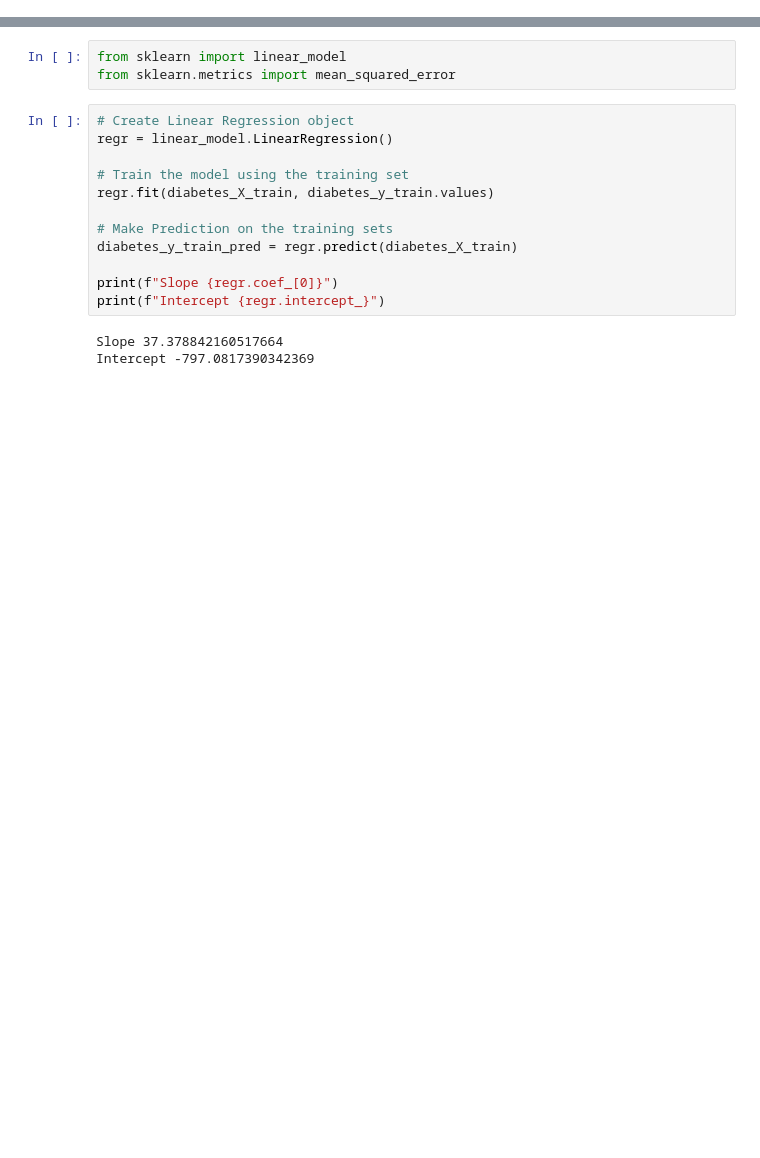
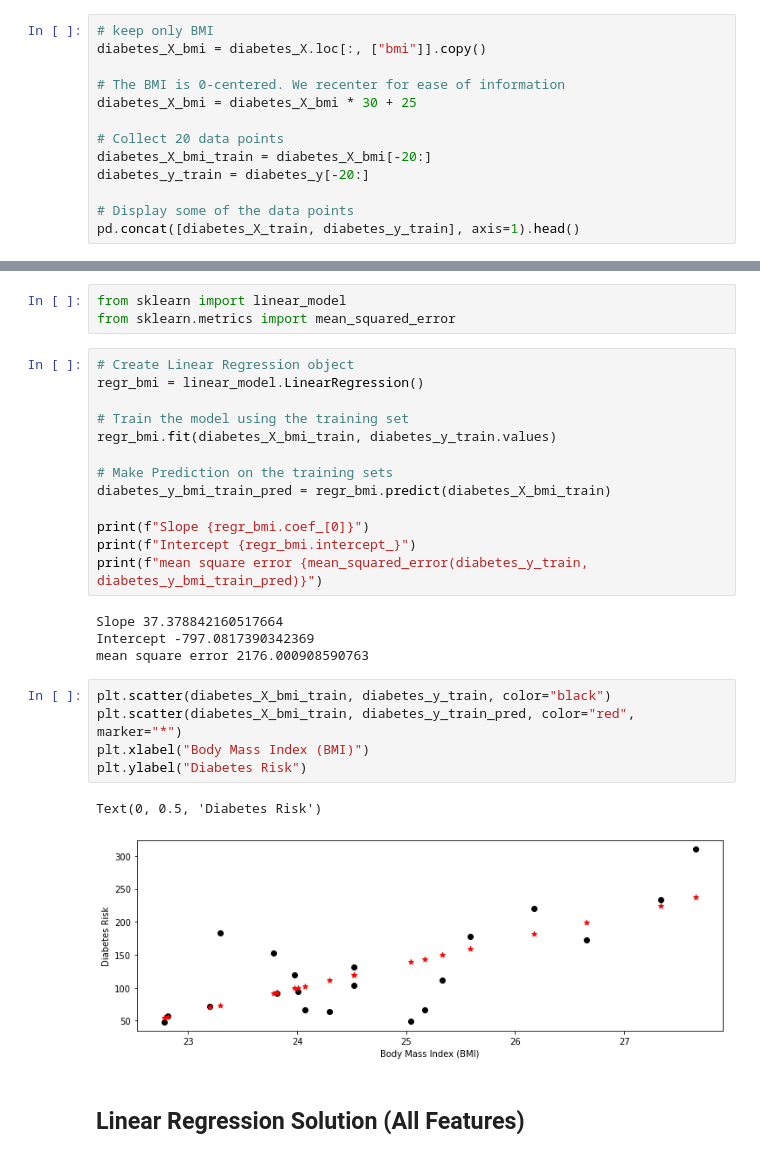
Before and after one commit to Wernering/learning-machine-learning, a Jupyter notebook: Supervised_Learning/Cornell CS 5787 - Predict Diabetes.ipynb, the cells around one changed output, grey strips where cells are left out. Saved outputs shown, nothing was run; the diff lists cells and outputs as text; blank space fills up the shorter version.

```diff
--- a/Supervised_Learning/Cornell CS 5787 - Predict Diabetes.ipynb
+++ b/Supervised_Learning/Cornell CS 5787 - Predict Diabetes.ipynb
@@ -62,0 +46,13 @@ plt.ylabel("Diabetes Risk")
+# %%
+# keep only BMI
+diabetes_X_bmi = diabetes_X.loc[:, ["bmi"]].copy()
+
+# The BMI is 0-centered. We recenter for ease of information
+diabetes_X_bmi = diabetes_X_bmi * 30 + 25
+
+# Collect 20 data points
+diabetes_X_bmi_train = diabetes_X_bmi[-20:]
+diabetes_y_train = diabetes_y[-20:]
+
+# Display some of the data points
+pd.concat([diabetes_X_train, diabetes_y_train], axis=1).head()
@@ -65,16 +68,28 @@ from sklearn import linear_model
 from sklearn.metrics import mean_squared_error
 # %%
 # Create Linear Regression object
-regr = linear_model.LinearRegression()
+regr_bmi = linear_model.LinearRegression()
 
 # Train the model using the training set
-regr.fit(diabetes_X_train, diabetes_y_train.values)
+regr_bmi.fit(diabetes_X_bmi_train, diabetes_y_train.values)
 
 # Make Prediction on the training sets
-diabetes_y_train_pred = regr.predict(diabetes_X_train)
+diabetes_y_bmi_train_pred = regr_bmi.predict(diabetes_X_bmi_train)
 
-print(f"Slope {regr.coef_[0]}")
-print(f"Intercept {regr.intercept_}")
+print(f"Slope {regr_bmi.coef_[0]}")
+print(f"Intercept {regr_bmi.intercept_}")
+print(f"mean square error {mean_squared_error(diabetes_y_train, diabetes_y_bmi_train_pred)}")
 # %% [output]
 Slope 37.378842160517664
 Intercept -797.0817390342369
+mean square error 2176.000908590763
+# %%
+plt.scatter(diabetes_X_bmi_train, diabetes_y_train, color="black")
+plt.scatter(diabetes_X_bmi_train, diabetes_y_train_pred, color="red", marker="*")
+plt.xlabel("Body Mass Index (BMI)")
+plt.ylabel("Diabetes Risk")
+# %% [output]
+Text(0, 0.5, 'Diabetes Risk')
+[figure, added]
+# %% [markdown]
+## Linear Regression Solution (All Features)
```
Also changed, not shown: parts of 12 cells of this notebook.
